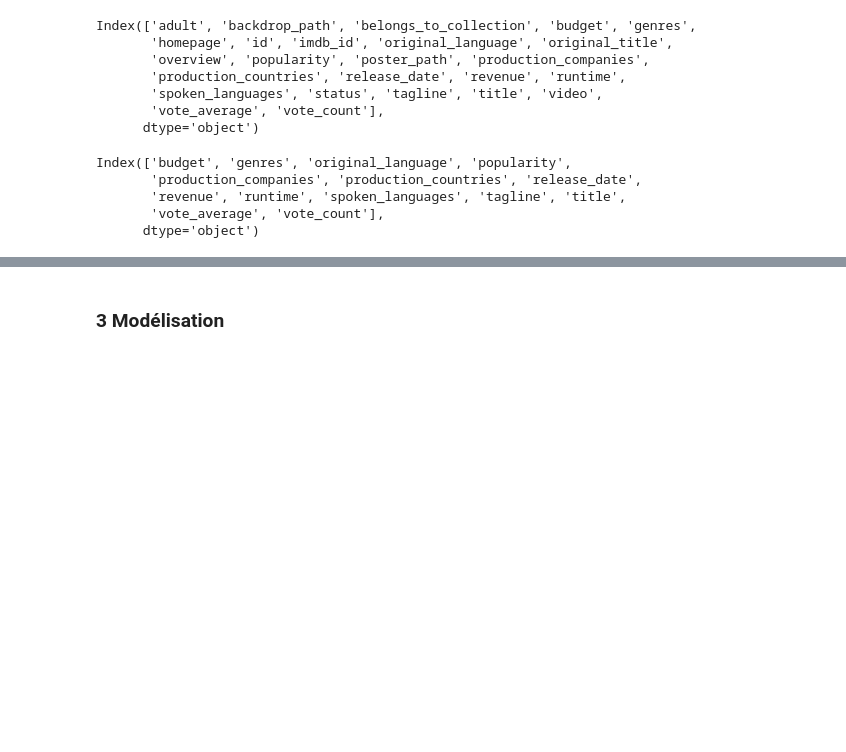
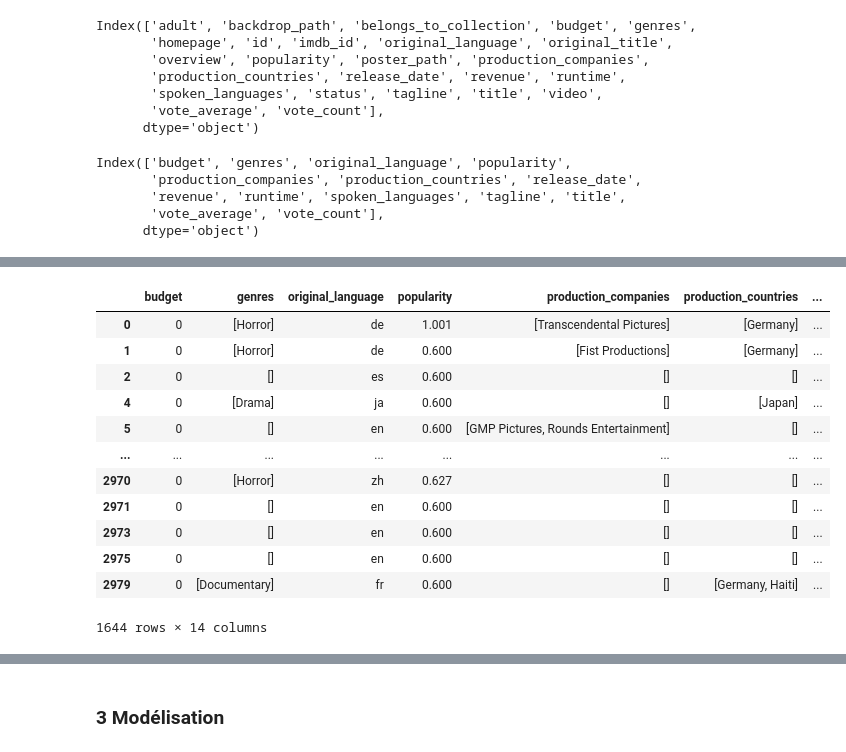
Before and after one commit to jomayans/Projet-Python, a Jupyter notebook: NoteBook_principal.ipynb, the cells around one changed output, grey strips where cells are left out. Cells and saved outputs as stored; diff of their text form; code cells hidden in the pictures; blank space fills up the shorter version.

```diff
--- a/NoteBook_principal.ipynb
+++ b/NoteBook_principal.ipynb
@@ -153,0 +178,16 @@ px.histogram(df_genres, x="genres")
+# %%
+movies_df.loc[movies_df["vote_average"]==0]
+# %% [output]
+|  | budget | genres | original_language | popularity | production_companies | production_countries | ... |
+| 0 | 0 | [Horror] | de | 1.001 | [Transcendental Pictures] | [Germany] | ... |
+| 1 | 0 | [Horror] | de | 0.600 | [Fist Productions] | [Germany] | ... |
+| 2 | 0 | [] | es | 0.600 | [] | [] | ... |
+| 4 | 0 | [Drama] | ja | 0.600 | [] | [Japan] | ... |
+| 5 | 0 | [] | en | 0.600 | [GMP Pictures, Rounds Entertainment] | [] | ... |
+| ... | ... | ... | ... | ... | ... | ... | ... |
+| 2970 | 0 | [Horror] | zh | 0.627 | [] | [] | ... |
+| 2971 | 0 | [] | en | 0.600 | [] | [] | ... |
+| 2973 | 0 | [] | en | 0.600 | [] | [] | ... |
+| 2975 | 0 | [] | en | 0.600 | [] | [] | ... |
+| 2979 | 0 | [Documentary] | fr | 0.600 | [] | [Germany, Haiti] | ... |
+1644 rows × 14 columns
```
Also changed, not shown: parts of 8 cells of this notebook.
